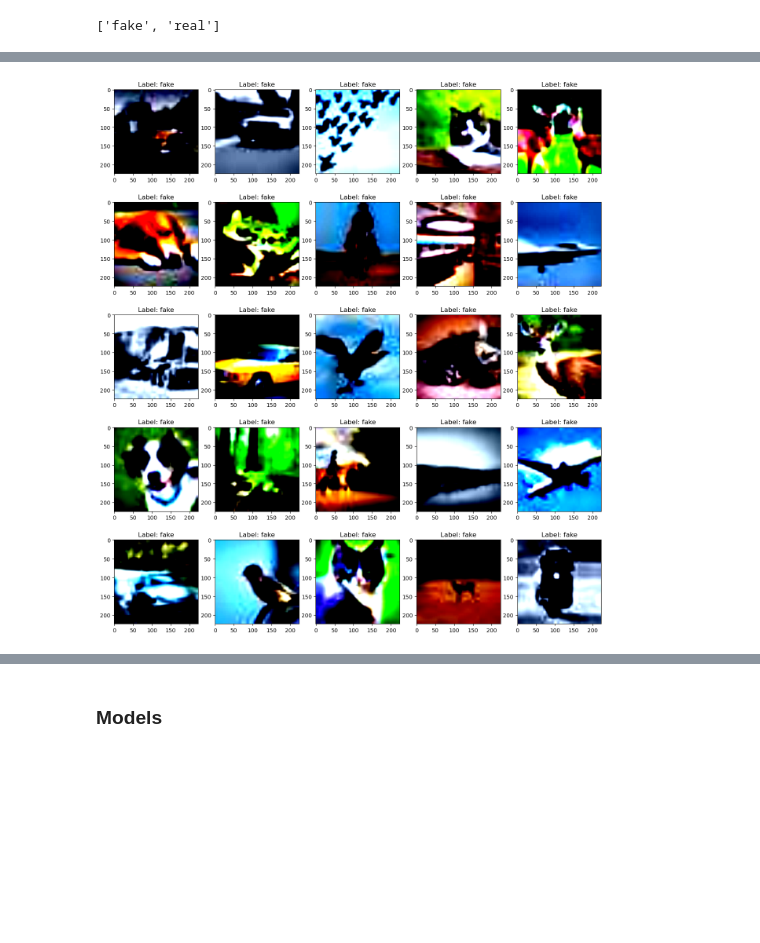
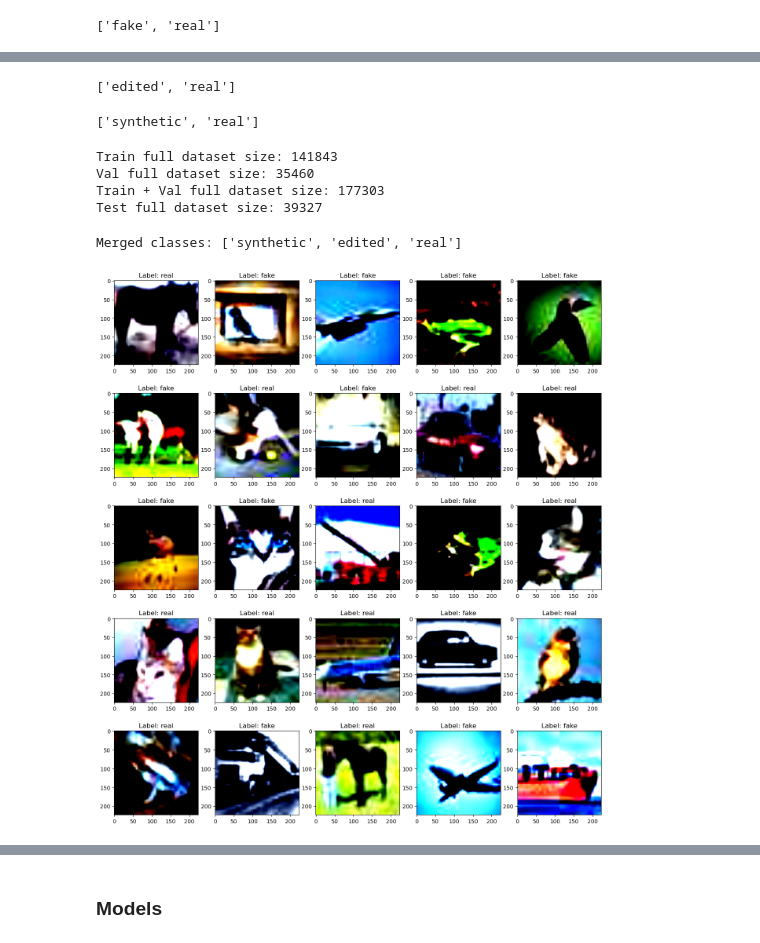
Before and after one commit to zsikorska/vcs-project, a Jupyter notebook: detection.ipynb, the cells around one changed output, grey strips where cells are left out. Saved outputs shown, nothing was run; the diff lists cells and outputs as text; code cells hidden in the pictures; blank space fills up the shorter version.

```diff
--- a/detection.ipynb
+++ b/detection.ipynb
@@ -23,3 +25,6 @@ ci_fake_dir = os.getenv("CI_FAKE_DIR")
+# %%
+ps_battles_dir = 'ps-battles-proc'
+ci_fake_dir = 'cifake'
 # %%
 train_transforms = v2.Compose([
     v2.Resize((224, 224)),
@@ -38,12 +43,15 @@ test_transforms = v2.Compose([
 
 data_transforms = {
     'train': train_transforms,
+    'val': train_transforms,
     'test': test_transforms
 }
 # %%
-ci_fake_dataset = {x: datasets.ImageFolder(os.path.join(ci_fake_dir, x), data_transforms[x]) for x in ['train', 'test']}
-ci_fake_dataloader = {x: DataLoader(ci_fake_dataset[x], batch_size=64, shuffle=True) for x in ['train', 'test']}
+ci_fake_dataset = {x: ImageFolder(os.path.join(ci_fake_dir, x), data_transforms[x]) for x in ['train', 'val', 'test']}
+ci_fake_train_val = ConcatDataset([ci_fake_dataset['train'], ci_fake_dataset['val']])
 
-print('Train dataset size:', len(ci_fake_dataset['train']))
-print('Test dataset size:', len(ci_fake_dataset['test']))
+print('Train Ci-fake dataset size:', len(ci_fake_dataset['train']))
+print('Val Ci-fake dataset size:', len(ci_fake_dataset['val']))
+print('Train + Val Ci-fake dataset size:', len(ci_fake_train_val))
+print('Test Ci-fake dataset size:', len(ci_fake_dataset['test']))
 # %% [output]
@@ -57,10 +128,48 @@ ci_fake_classes
+# %%
+class_mapping = {'fake': 'edited'}
+ps_battles_renamed_dataset = {x: RenamedImageFolder(os.path.join(ps_battles_dir, x), transform=data_transforms[x], class_mapping=class_mapping) for x in ['train', 'val', 'test']}
+ps_battles_renamed_dataset_classes = ps_battles_renamed_dataset['train'].classes
+ps_battles_renamed_dataset_classes
+# %% [output]
+['edited', 'real']
+# %%
+class_mapping = {'fake': 'synthetic'}
+ci_fake_renamed_dataset = {x: RenamedImageFolder(os.path.join(ci_fake_dir, x), transform=data_transforms[x], class_mapping=class_mapping) for x in ['train', 'val', 'test']}
+ci_fake_renamed_dataset_classes = ci_fake_renamed_dataset['train'].classes
+ci_fake_renamed_dataset_classes
+# %% [output]
+['synthetic', 'real']
+# %%
+full_dataset_train_three_classes = ConcatDataset([ci_fake_renamed_dataset['train'], ps_battles_renamed_dataset['train']])
+full_dataset_val_three_classes = ConcatDataset([ci_fake_renamed_dataset['val'], ps_battles_renamed_dataset['val']])
+full_dataset_test_three_classes = ConcatDataset([ci_fake_renamed_dataset['test'], ps_battles_renamed_dataset['test']])
+full_dataset_train_val_three_classes = ConcatDataset([full_dataset_train_three_classes, full_dataset_val_three_classes])
+
+print('Train full dataset size:', len(full_dataset_train_three_classes))
+print('Val full dataset size:', len(full_dataset_val_three_classes))
+print('Train + Val full dataset size:', len(full_dataset_train_val_three_classes))
+print('Test full dataset size:', len(full_dataset_test_three_classes))
+# %% [output]
+Train full dataset size: 141843
+Val full dataset size: 35460
+Train + Val full dataset size: 177303
+Test full dataset size: 39327
+# %%
+merged_classes = list(set(ci_fake_renamed_dataset['train'].classes) | set(ps_battles_renamed_dataset['train'].classes))
+print("Merged classes:", merged_classes)
+# %% [output]
+Merged classes: ['synthetic', 'edited', 'real']
 # %%
 N_IMAGES = 25
+indices = random.sample(range(len(ci_fake_dataset['train'])), N_IMAGES)
+
 plt.figure(figsize=(16, 18))
-for i in range(N_IMAGES):
-  img = ci_fake_dataset['train'][i][0].permute(1, 2, 0)
+for i, idx in enumerate(indices):
+  img = ci_fake_dataset['train'][idx][0].permute(1, 2, 0)
   img = torch.clamp(img, 0, 1)
-  label = ci_fake_dataset['train'][i][1]
-  plt.subplot(5,5,i+1), plt.imshow(img), plt.title(f"Label: {ci_fake_classes[label]}")
+  label = ci_fake_dataset['train'][idx][1]
+  plt.subplot(5,5,i+1)
+  plt.imshow(img)
+  plt.title(f"Label: {ci_fake_classes[label]}")
 # %% [output]
-[figure, old version]
+[figure, new version]
```
Also changed, not shown: parts of 48 cells of this notebook, 1 other file.
